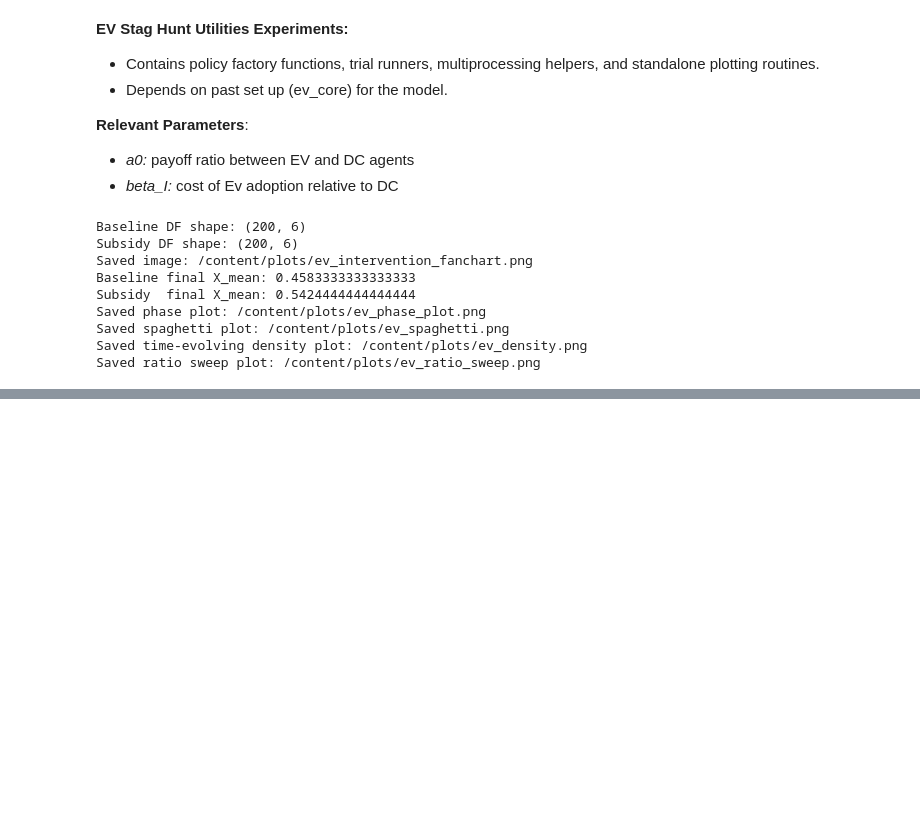
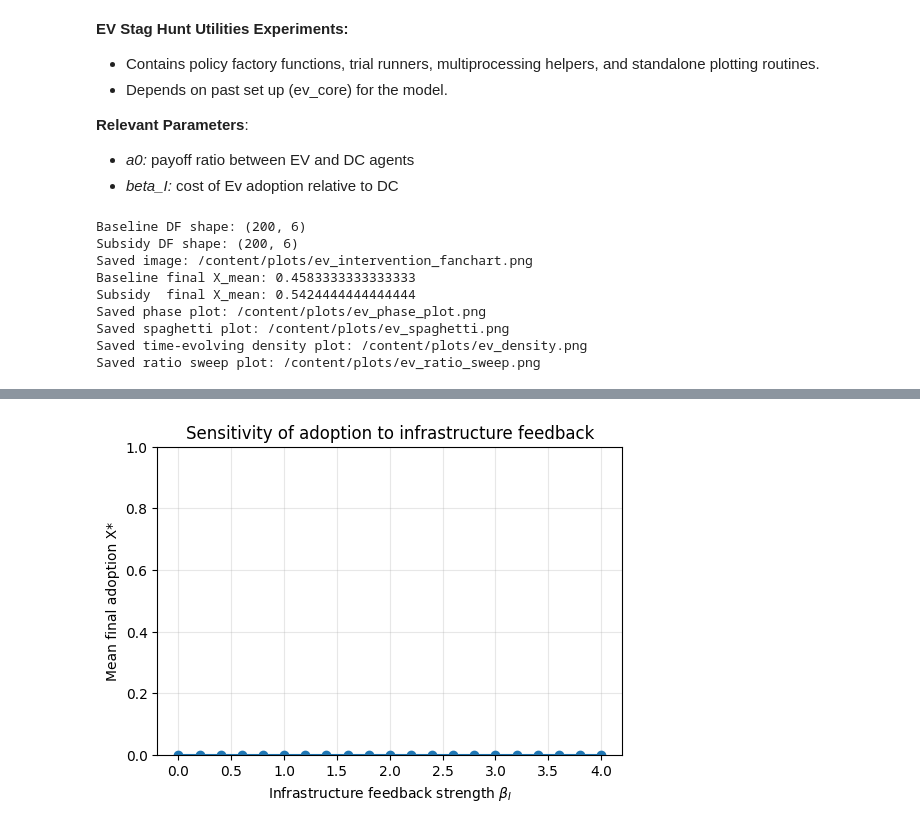
Before and after one commit to jrodriguezzuloaga-netizen/Model-based-decision-making, a Jupyter notebook: Assignment_3.ipynb, the cells around one changed output, grey strips where cells are left out. Saved outputs shown, nothing was run; the diff lists cells and outputs as text; code cells hidden in the pictures; blank space fills up the shorter version.

```diff
--- a/Assignment_3.ipynb
+++ b/Assignment_3.ipynb
@@ -1614,0 +1880,90 @@ Saved ratio sweep plot: /content/plots/ev_ratio_sweep.png
+# %%
+# Sensitivity curves for different Bi (infrastructure feedback strength)
+# This fixes X0 and I0 and sweeps Bi using run_network_trial
+
+def sweep_beta_I_effect(
+    beta_values,
+    X0_frac,
+    I0,
+    repeats=20,
+    high_threshold=0.9,
+    **fixed_params,
+):
+    """
+    For each beta_I:
+       - run 'repeats' trials, measure final adoption
+       - return mean_final_X, prob_high
+    """
+    mean_final_X = []
+    prob_high = []
+
+    for beta_I in beta_values:
+        finals = []
+        for _ in range(repeats):
+            seed_j = np.random.randint(0, 2**31 - 1)
+            x_star = run_network_trial(
+                X0_frac=X0_frac,
+                ratio=fixed_params["ratio"],   # keep initial payoff ratio fixed
+                I0=I0,
+                beta_I=beta_I,
+                b=fixed_params["b"],
+                g_I=fixed_params["g_I"],
+                T=fixed_params["T"],
+                network_type=fixed_params["network_type"],
+                n_nodes=fixed_params["n_nodes"],
+                p=fixed_params["p"],
+                m=fixed_params["m"],
+                seed=seed_j,
+                collect=False,
+                strategy_choice_func=fixed_params["strategy_choice_func"],
+                tau=fixed_params["tau"],
+            )
+            finals.append(x_star)
+        finals = np.array(finals)
+        mean_final_X.append(finals.mean())
+        prob_high.append((finals > high_threshold).mean())
+
+    return np.array(mean_final_X), np.array(prob_high)
+
+# Run and plot sensitivity curves for varying Bi
+
+beta_values = np.linspace(0.0, 4.0, 21)
+X0_for_beta = 0.1
+I0_for_beta = 0.05
+
+# Create a specific dictionary of fixed parameters for sweep_beta_I_effect
+# It should contain T and ratio, but exclude I0 and beta_I
+beta_sweep_fixed_params = baseline_params.copy()
+beta_sweep_fixed_params.pop("I0", None)  # I0 is passed as an explicit argument
+beta_sweep_fixed_params.pop("beta_I", None) # beta_I is iterated over
+beta_sweep_fixed_params["ratio"] = baseline_ratio # ratio is needed in fixed_params
+
+mean_final_X_beta, prob_high_beta = sweep_beta_I_effect(
+    beta_values,
+    X0_frac=X0_for_beta,
+    I0=I0_for_beta,
+    repeats=30,
+    **beta_sweep_fixed_params,
+)
+
+# Mean final adoption vs beta_I
+plt.figure(figsize=(6,4))
+plt.plot(beta_values, mean_final_X_beta, marker="o")
+plt.xlabel(r"Infrastructure feedback strength $\beta_I$")
+plt.ylabel("Mean final adoption X*")
+plt.title("Sensitivity of adoption to infrastructure feedback")
+plt.ylim(0, 1)
+plt.grid(alpha=0.3)
+plt.show()
+
+# Probability of high adoption vs beta_I
+plt.figure(figsize=(6,4))
+plt.plot(beta_values, prob_high_beta, marker="s")
+plt.xlabel(r"Probability of high-adoption equilibrium vs $\beta_I$")
+plt.ylabel("P( X* > 0.9 )")
+plt.title(r"Probability of high-adoption equilibrium vs $\beta_I$")
+plt.ylim(0, 1)
+plt.grid(alpha=0.3)
+plt.show()
+# %% [output]
+[figure, added]
```
Also changed, not shown: parts of 12 cells of this notebook.
